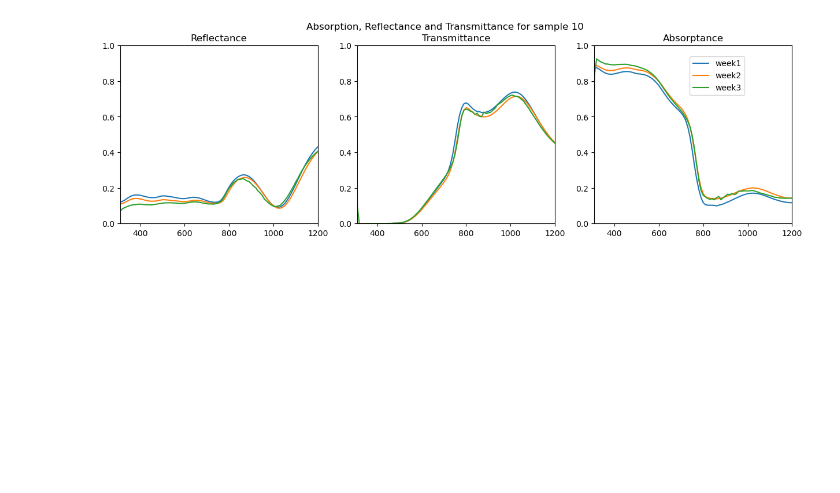
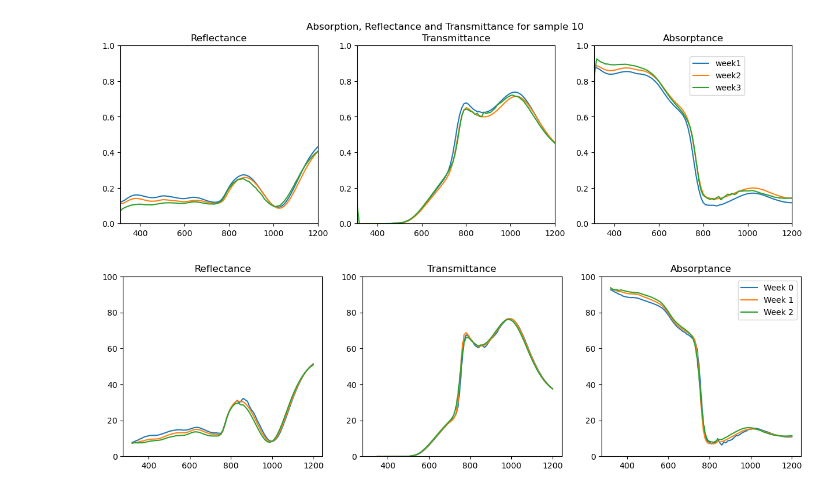
Before and after one commit to LuLuEhret/PV_lab_PdS, a Jupyter notebook: plot_uv.ipynb, the cells around one changed output. Drawn from its saved outputs; the diff is of its cells as text; code cells hidden in the pictures; blank space fills up the shorter version.

```diff
--- a/plot_uv.ipynb
+++ b/plot_uv.ipynb
@@ -156,3 +166,44 @@ fig.legend(lgd, loc='upper right', bbox_to_anchor=(0.85, 0.85))
 # %% [output]
 <matplotlib.legend.Legend at 0x...>
 [figure]
+# %%
+file_name = "9_"
+
+#create a list of the files in the folder PLQY/w4_2
+folders = glob.glob("UV_VIS/*")
+#keep only the folders that contain "_"
+folders = [x for x in folders if "_2" in x]
+
+df_list = []
+
+for i in range(0, len(folders)):
+    files_in_folder = glob.glob(folders[i] + "/*")
+    #list the files that contain the file_name
+    files = [x for x in files_in_folder if file_name in x]
+    #open these files and put the data in a dataframe
+    df = pd.DataFrame()
+    for file in files:
+        df = pd.concat([df, read_data(file)], axis=1)
+    df.columns = ["wavelength", "reflectance", "wavelength2", "transmittance"]
+    df.drop("wavelength2", axis=1, inplace=True)
+    #add a column to the dataframe with the value 1 - transmittance - reflectance
+    df['absorptance'] = 100 - df['reflectance'] - df['transmittance']
+    #drop the last row of the dataframe
+    df.drop(df.tail(2).index, inplace=True)
+    df_list.append(df)
+
+#plot the data on three subplots
+fig, (ax1, ax2, ax3) = plt.subplots(1, 3, sharex=True, figsize=(15,4))
+for i in range(0, len(df_list)):
+    ax1.plot(df_list[i]['wavelength'], df_list[i]['reflectance'], label='Week ' + str(i))
+    ax2.plot(df_list[i]['wavelength'], df_list[i]['transmittance'], label='Week ' + str(i))
+    ax3.plot(df_list[i]['wavelength'], df_list[i]['absorptance'], label='Week ' + str(i))
+    ax1.set_ylim(0,100)
+    ax2.set_ylim(0,100)
+    ax3.set_ylim(0,100)
+    ax1.set_title('Reflectance')
+    ax2.set_title('Transmittance')
+    ax3.set_title('Absorptance')
+    ax3.legend()
+# %% [output]
+[figure, added]
```
Also changed, not shown: parts of 1 cell of this notebook.
